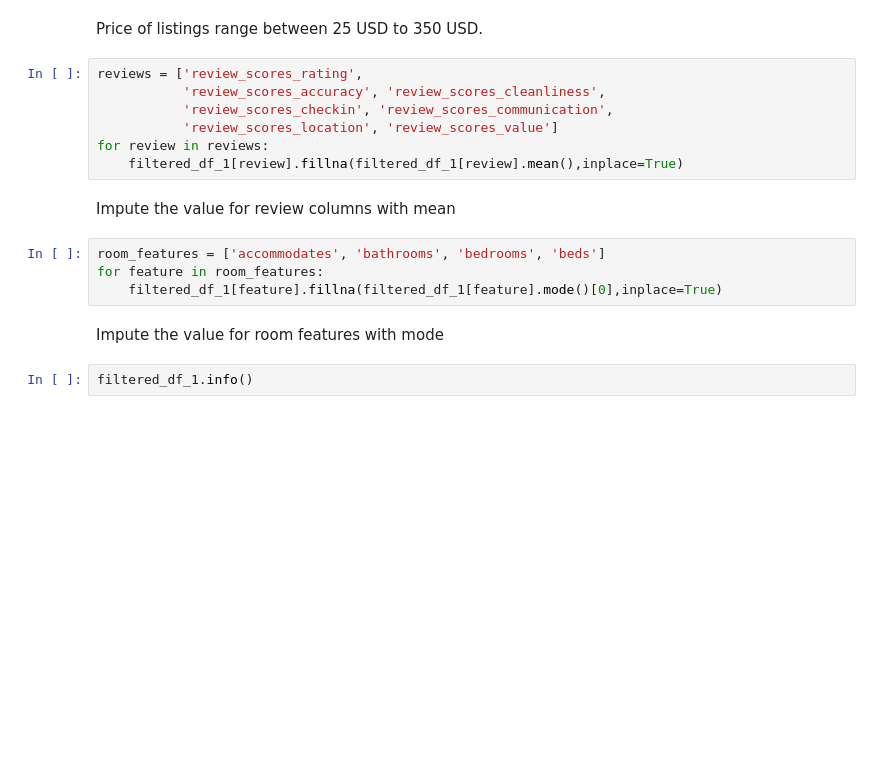
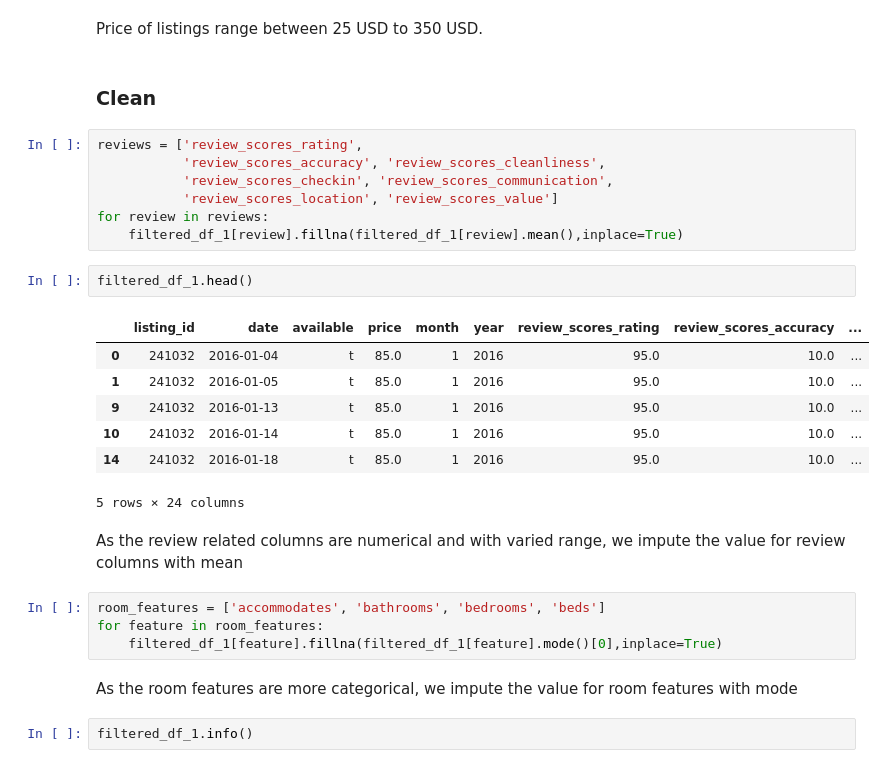
Before and after one commit to mayurka/Airbnb-Seattle-Data-Analysis, a Jupyter notebook: FactorsAffectingPrice.ipynb, the cells around one changed output. Saved outputs shown, nothing was run; the diff lists cells and outputs as text; blank space fills up the shorter version.

Commit message:
Add files via upload
Modifications after the review

```diff
--- a/FactorsAffectingPrice.ipynb
+++ b/FactorsAffectingPrice.ipynb
@@ -99,6 +124,8 @@ plt.show()
 [figure]
 # %% [markdown]
 Price of listings range between 25 USD to 350 USD.
+# %% [markdown]
+### Clean
 # %%
 reviews = ['review_scores_rating',
            'review_scores_accuracy', 'review_scores_cleanliness',
@@ -106,14 +133,24 @@ reviews = ['review_scores_rating',
            'review_scores_location', 'review_scores_value']
 for review in reviews:
     filtered_df_1[review].fillna(filtered_df_1[review].mean(),inplace=True)
+# %%
+filtered_df_1.head()
+# %% [output]
+|  | listing_id | date | available | price | month | year | review_scores_rating | review_scores_accuracy | ... |
+| 0 | 241032 | 2016-01-04 | t | 85.0 | 1 | 2016 | 95.0 | 10.0 | ... |
+| 1 | 241032 | 2016-01-05 | t | 85.0 | 1 | 2016 | 95.0 | 10.0 | ... |
+| 9 | 241032 | 2016-01-13 | t | 85.0 | 1 | 2016 | 95.0 | 10.0 | ... |
+| 10 | 241032 | 2016-01-14 | t | 85.0 | 1 | 2016 | 95.0 | 10.0 | ... |
+| 14 | 241032 | 2016-01-18 | t | 85.0 | 1 | 2016 | 95.0 | 10.0 | ... |
+5 rows × 24 columns
 # %% [markdown]
-Impute the value for review columns with mean
+As the review related columns are numerical and with varied range, we impute the value for review columns with mean
 # %%
 room_features = ['accommodates', 'bathrooms', 'bedrooms', 'beds']
 for feature in room_features:
     filtered_df_1[feature].fillna(filtered_df_1[feature].mode()[0],inplace=True)
 # %% [markdown]
-Impute the value for room features with mode
+As the room features are more categorical, we impute the value for room features with mode
 # %%
 filtered_df_1.info()
 # %% [output]
```
Also changed, not shown: parts of 12 cells of this notebook, 3 other files.
